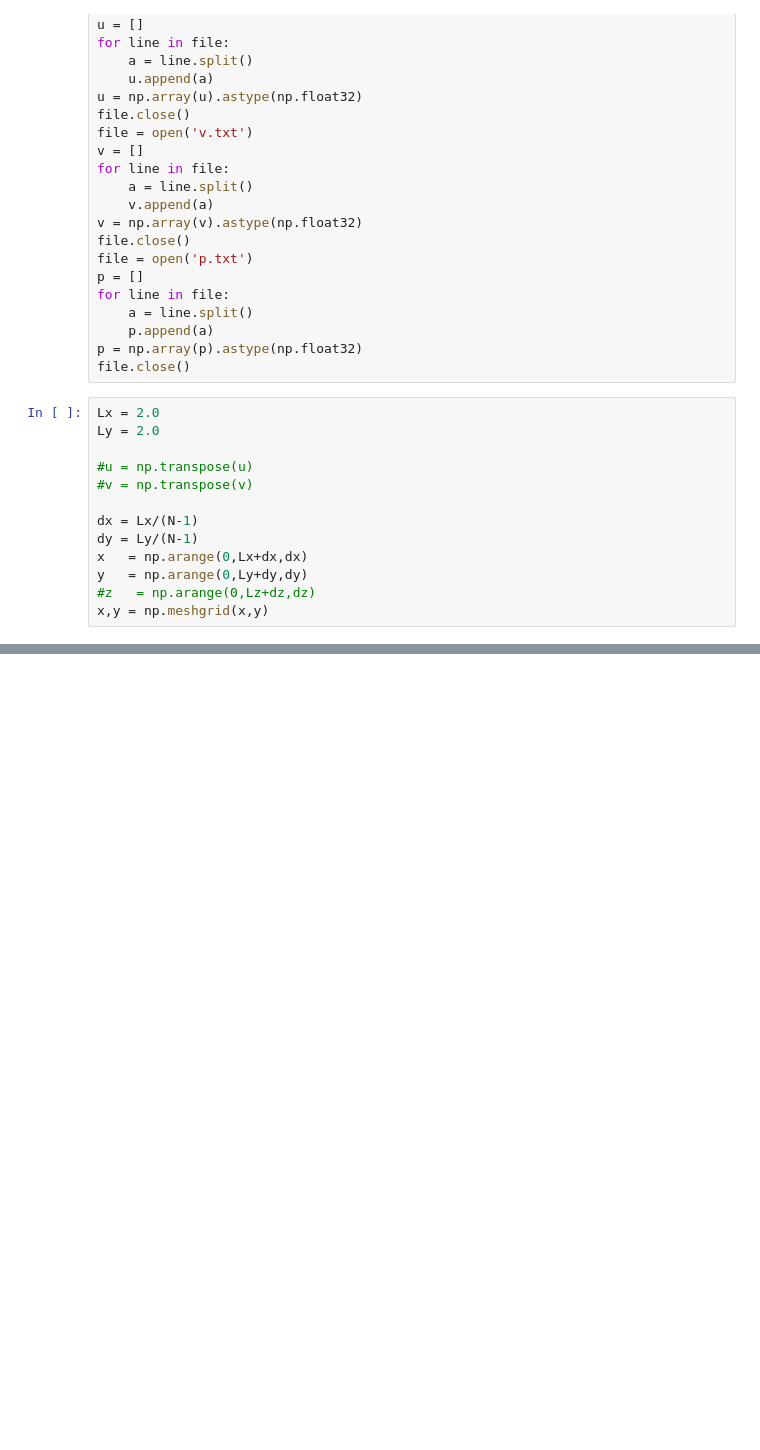
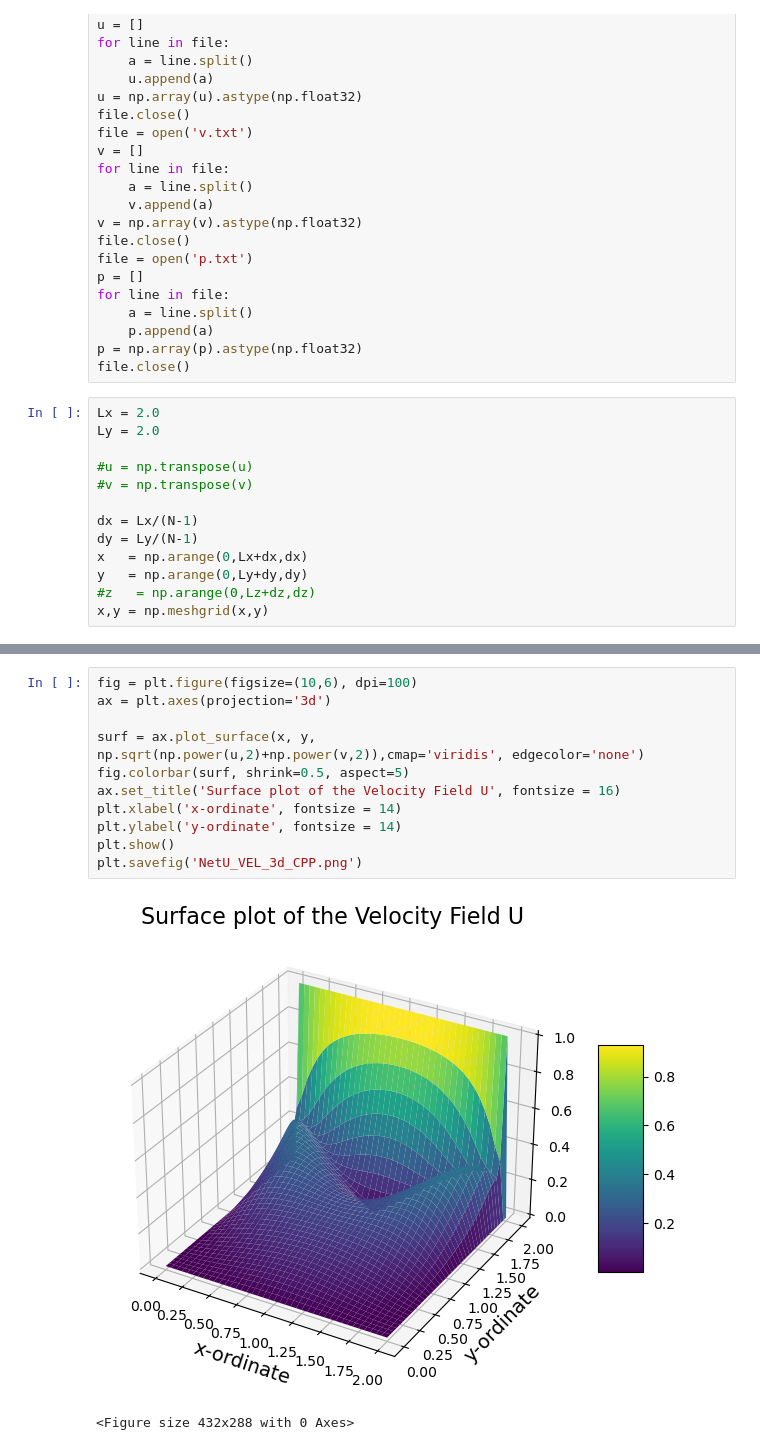
Before and after one commit to ghostktjMactavish/PHY690Code, a Jupyter notebook: viscpp.ipynb, the cells around one changed output, grey strips where cells are left out. Cells and saved outputs as stored; diff of their text form; blank space fills up the shorter version.

```diff
--- a/viscpp.ipynb
+++ b/viscpp.ipynb
@@ -72,0 +101,14 @@ Text(0, 0.5, 'Y')
+# %%
+fig = plt.figure(figsize=(10,6), dpi=100)
+ax = plt.axes(projection='3d')
+
+surf = ax.plot_surface(x, y, np.sqrt(np.power(u,2)+np.power(v,2)),cmap='viridis', edgecolor='none')
+fig.colorbar(surf, shrink=0.5, aspect=5)
+ax.set_title('Surface plot of the Velocity Field U', fontsize = 16)
+plt.xlabel('x-ordinate', fontsize = 14)
+plt.ylabel('y-ordinate', fontsize = 14)
+plt.show()
+plt.savefig('NetU_VEL_3d_CPP.png')
+# %% [output]
+[figure, added]
+<Figure size 432x288 with 0 Axes>
```
Also changed, not shown: parts of 6 cells of this notebook.
